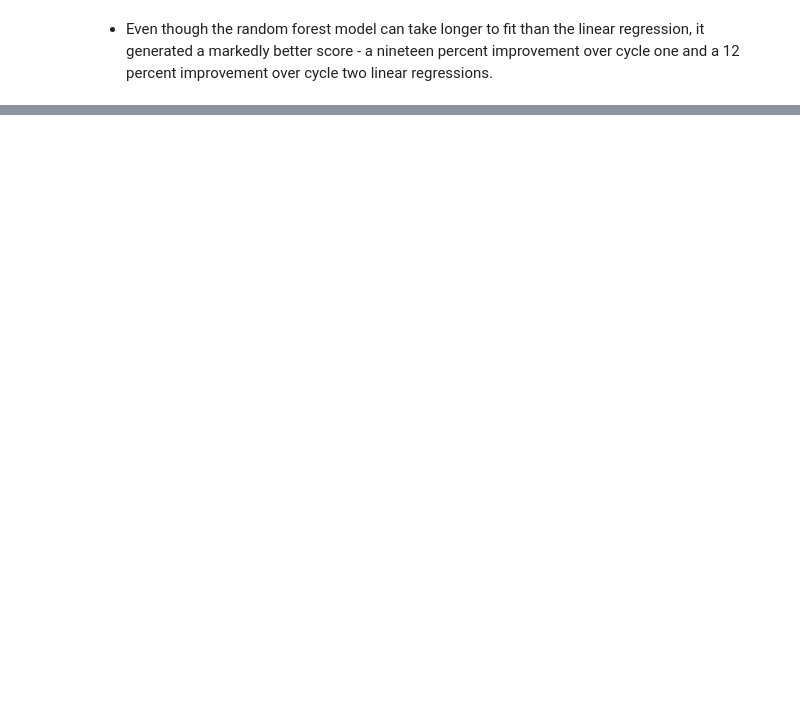
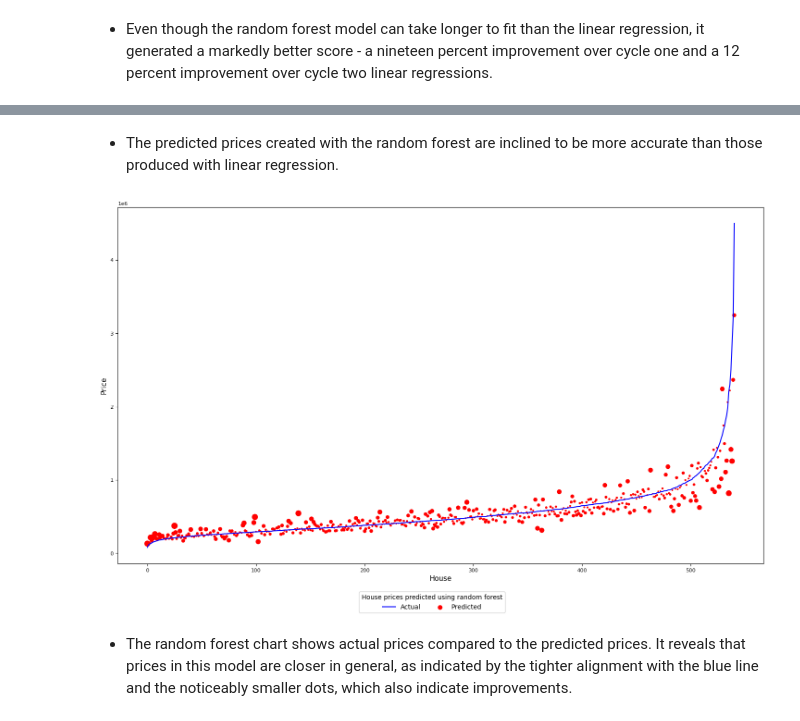
Before and after one commit to tyrantdavis/KC-Housing, a Jupyter notebook: housing.ipynb, the cells around one changed output, grey strips where cells are left out. Drawn from its saved outputs; the diff is of its cells as text; code cells hidden in the pictures; blank space fills up the shorter version.

Commit message:
Chart random forest comparison of actual prices vs predicted prices.

```diff
--- a/housing.ipynb
+++ b/housing.ipynb
@@ -889,0 +916,9 @@ Score: 89%
+# %% [markdown]
+- The predicted prices created with the random forest are inclined to be more accurate than those produced with linear regression.
+# %%
+# Compare the predicted prices to actual prices
+predicted_actual_comparison("House prices predicted using random forest")
+# %% [output]
+[figure, added]
+# %% [markdown]
+- The random forest chart shows actual prices compared to the predicted prices. It reveals that prices in this model are closer in general, as indicated by the tighter alignment with the blue line and the noticeably smaller dots, which also indicate improvements.
```
Also changed, not shown: parts of 5 cells of this notebook.
